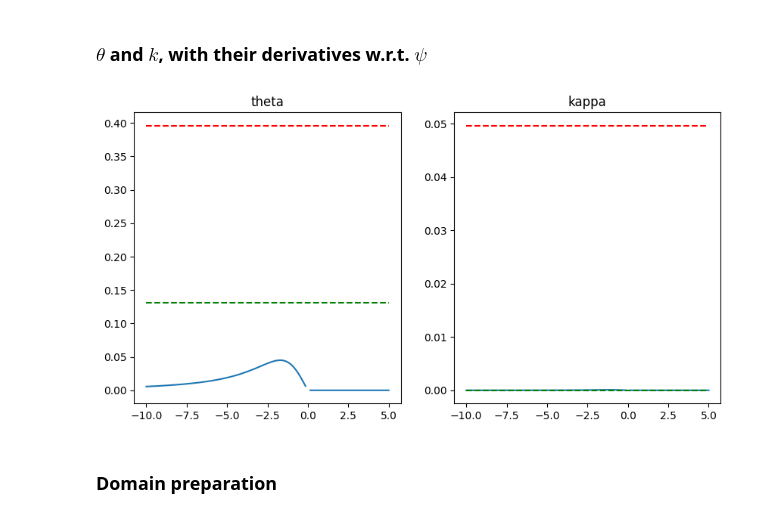
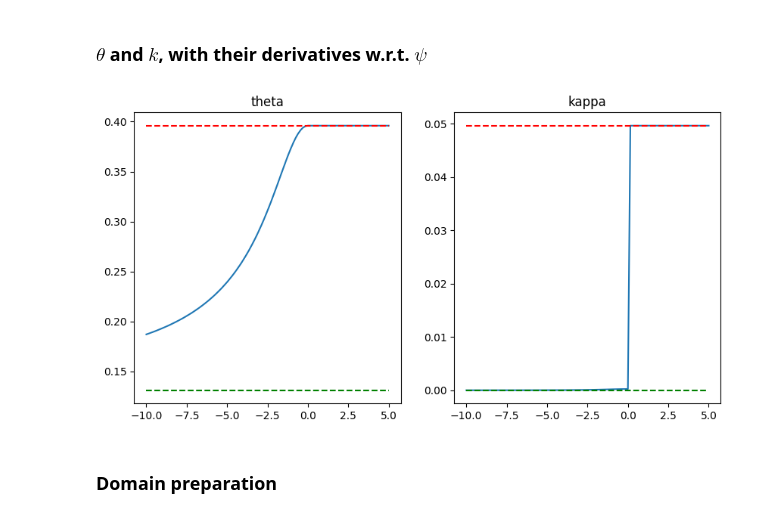
Before and after one commit to compgeo-mox/richards, a Jupyter notebook: src/richards_initial_tests/richards_evolutionary.ipynb, the cells around one changed output. Drawn from its saved outputs; the diff is of its cells as text; code cells hidden in the pictures.

```diff
--- a/src/richards_initial_tests/richards_evolutionary.ipynb
+++ b/src/richards_initial_tests/richards_evolutionary.ipynb
@@ -63,31 +90,38 @@ theta_s = 0.396
 # %%
 def dtheta_dpsi(psi, order=1):
+    if order == 0:
+        return theta(psi)
+
+
     psi_var = sp.Symbol('psi', negative=True)
-    diff = sp.diff( theta_r + (theta_s  - theta_r) * 1 / (1+(-alpha * psi_var) ** n) ** ((n-1)/n), psi_var, order )
+    diff = sp.diff( theta_r + (theta_s  - theta_r) * (1 / (1+(-alpha * psi_var) ** n)) ** ((n-1)/n) , psi_var, order )
 
-    if order == 0:
-        res = np.ones_like(psi) * theta_s
-    else:
-        res = np.zeros_like(psi)
+    res = np.zeros_like(psi)
 
     mask = psi <= 0
     res[mask] = np.array( list( diff.subs(psi_var, val).evalf() for val in psi[mask] ) )
 
     return res
-# %%
-def theta(psi):
-    return dtheta_dpsi(psi, 0)
+# %%
+def conductivity_coeff(psi):
+    coeff = np.ones_like(psi) * K_s
+
+    mask = psi <= 0
+    th = theta(psi[mask])
+    coeff[mask] = K_s * np.power(th, (1/2)) * np.power( 1 - np.power( 1 - np.power(th , ( n / (n-1) ) ), ((n-1)/n)), 2)
+
+    return coeff
 # %%
 def dconductivity_coeff_dpsi(psi, order=1):
     if order == 0:
-        coeff = np.ones_like(psi) * K_s
-    else:
-        coeff = np.zeros_like(psi)
+        return conductivity_coeff(psi)
+
+    coeff = np.zeros_like(psi)
 
     mask = psi <= 0
 
     psi_var = sp.Symbol('psi', negative=True)
-    exp = theta_r + (theta_s  - theta_r) * 1 / (1+(-alpha * psi_var) ** n) ** ((n-1)/n)
+    exp = theta_r + (theta_s  - theta_r) * (1 / (1+(-alpha * psi_var) ** n)) ** ((n-1)/n)
 
     diff = sp.diff( K_s * (exp ** (1/2)) * ( 1 - ( 1 - ( exp ** ( n / (n-1) ) ) ) ** ((n-1)/n) ) ** 2, psi_var, order)
 
@@ -135,10 +169,10 @@ def quick_plot(theta_der = 0, cond_der = 0):
     ax2.set_title("kappa")
 
     plt.show()
-# %%
-quick_plot(1, 1)
-# %% [output]
-[figure, removed]
+# %%
+quick_plot(0, 0)
+# %% [output]
+[figure, added]
 # %% [markdown]
 ### Domain preparation
 # %%
```
Also changed, not shown: parts of 18 cells of this notebook, 1 other file.
